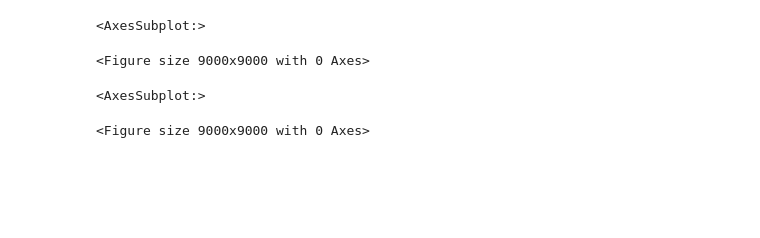
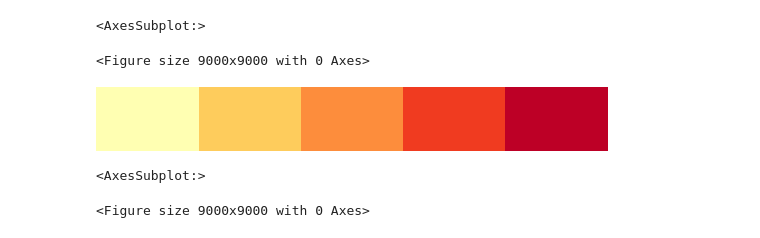
Before and after one commit to rezw4n/Drought-Monitor, a Jupyter notebook: Drought Map Analysis.ipynb, the cells around one changed output. Saved outputs shown, nothing was run; the diff lists cells and outputs as text; code cells hidden in the pictures; blank space fills up the shorter version.

```diff
--- a/Drought Map Analysis.ipynb
+++ b/Drought Map Analysis.ipynb
@@ -41,6 +41,9 @@ usa_boundary.plot(ax=ax, facecolor='#e7e7e7')
 # %%
 colors = ['#ffffb2', '#fecc5c', '#fd8d3c', '#f03b20', '#bd0026']
 my_cmap = ListedColormap(colors, 'my_colors')
+my_cmap
+# %% [output]
+[figure, added]
 # %%
 gdf.plot(ax=ax, column='DM', cmap = my_cmap)
 # %% [output]
```
Also changed, not shown: parts of 6 cells of this notebook.
